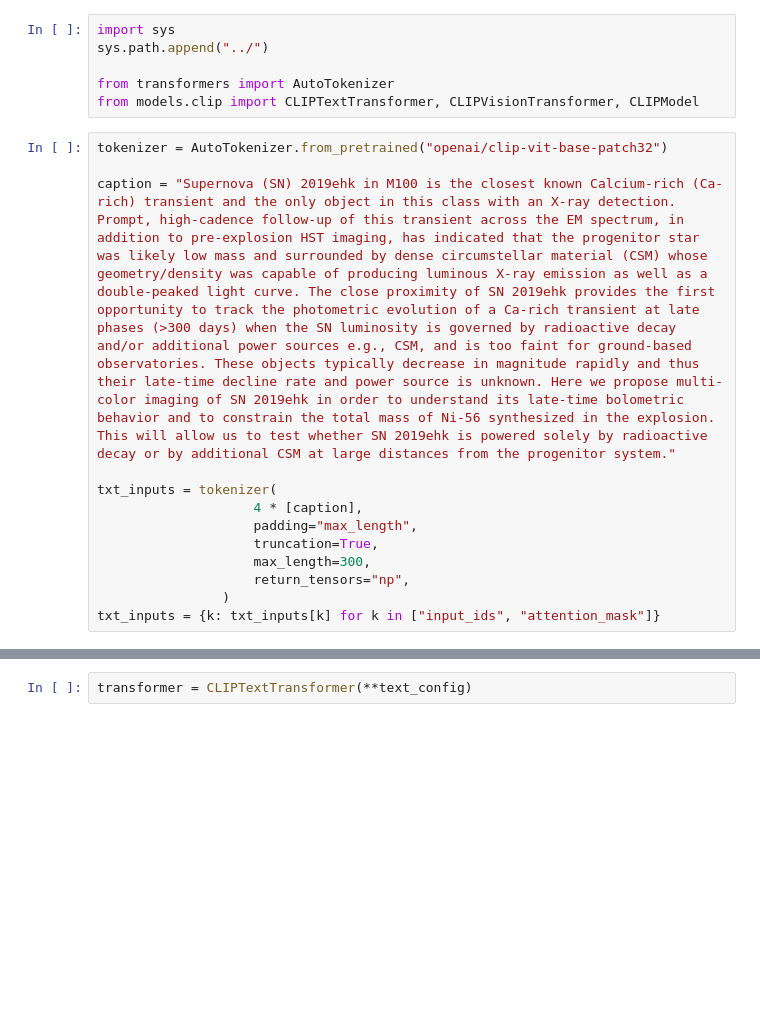
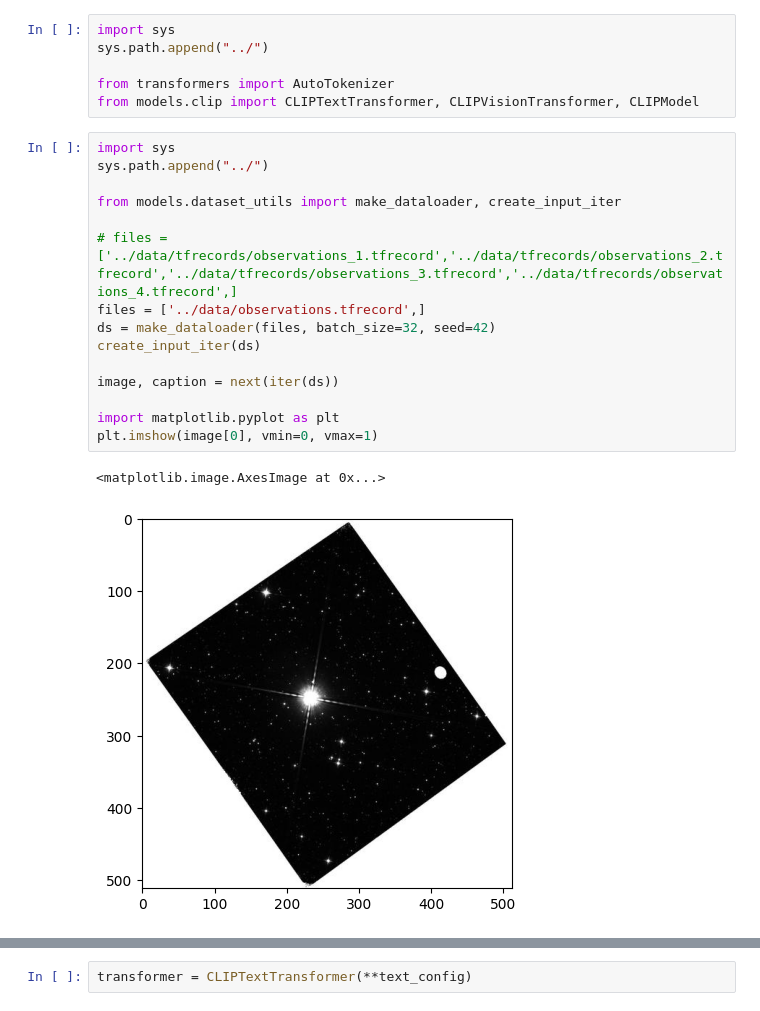
Before and after one commit to smsharma/PAPERCLIP-Hubble, a Jupyter notebook: notebooks/clip_explorer.ipynb, the cells around one changed output, grey strips where cells are left out. Saved outputs shown, nothing was run; the diff lists cells and outputs as text; blank space fills up the shorter version.

```diff
--- a/notebooks/clip_explorer.ipynb
+++ b/notebooks/clip_explorer.ipynb
@@ -4,16 +4,21 @@ sys.path.append("../")
 
 from transformers import AutoTokenizer
 from models.clip import CLIPTextTransformer, CLIPVisionTransformer, CLIPModel
-# %%
-tokenizer = AutoTokenizer.from_pretrained("openai/clip-vit-base-patch32")
-
-caption = "Supernova (SN) 2019ehk in M100 is the closest known Calcium-rich (Ca-rich) transient and the only object in this class with an X-ray detection. Prompt, high-cadence follow-up of this transient across the EM spectrum, in addition to pre-explosion HST imaging, has indicated that the progenitor star was likely low mass and surrounded by dense circumstellar material (CSM) whose geometry/density was capable of producing luminous X-ray emission as well as a double-peaked light curve. The close proximity of SN 2019ehk provides the first opportunity to track the photometric evolution of a Ca-rich transient at late phases (>300 days) when the SN luminosity is governed by radioactive decay and/or additional power sources e.g., CSM, and is too faint for ground-based observatories. These objects typically decrease in magnitude rapidly and thus their late-time decline rate and power source is unknown. Here we propose multi-color imaging of SN 2019ehk in order to understand its late-time bolometric behavior and to constrain the total mass of Ni-56 synthesized in the explosion. This will allow us to test whether SN 2019ehk is powered solely by radioactive decay or by additional CSM at large distances from the progenitor system."
-
-txt_inputs = tokenizer(
-                    4 * [caption],
-                    padding="max_length",
-                    truncation=True,
-                    max_length=300,
-                    return_tensors="np",
-                )
-txt_inputs = {k: txt_inputs[k] for k in ["input_ids", "attention_mask"]}
+# %%
+import sys
+sys.path.append("../")
+
+from models.dataset_utils import make_dataloader, create_input_iter
+
+# files = ['../data/tfrecords/observations_1.tfrecord','../data/tfrecords/observations_2.tfrecord','../data/tfrecords/observations_3.tfrecord','../data/tfrecords/observations_4.tfrecord',]
+files = ['../data/observations.tfrecord',]
+ds = make_dataloader(files, batch_size=32, seed=42)
+create_input_iter(ds)
+
+image, caption = next(iter(ds))
+
+import matplotlib.pyplot as plt
+plt.imshow(image[0], vmin=0, vmax=1)
+# %% [output]
+<matplotlib.image.AxesImage at 0x...>
+[figure, added]
```
Also changed, not shown: parts of 6 cells of this notebook, 1 other file.
